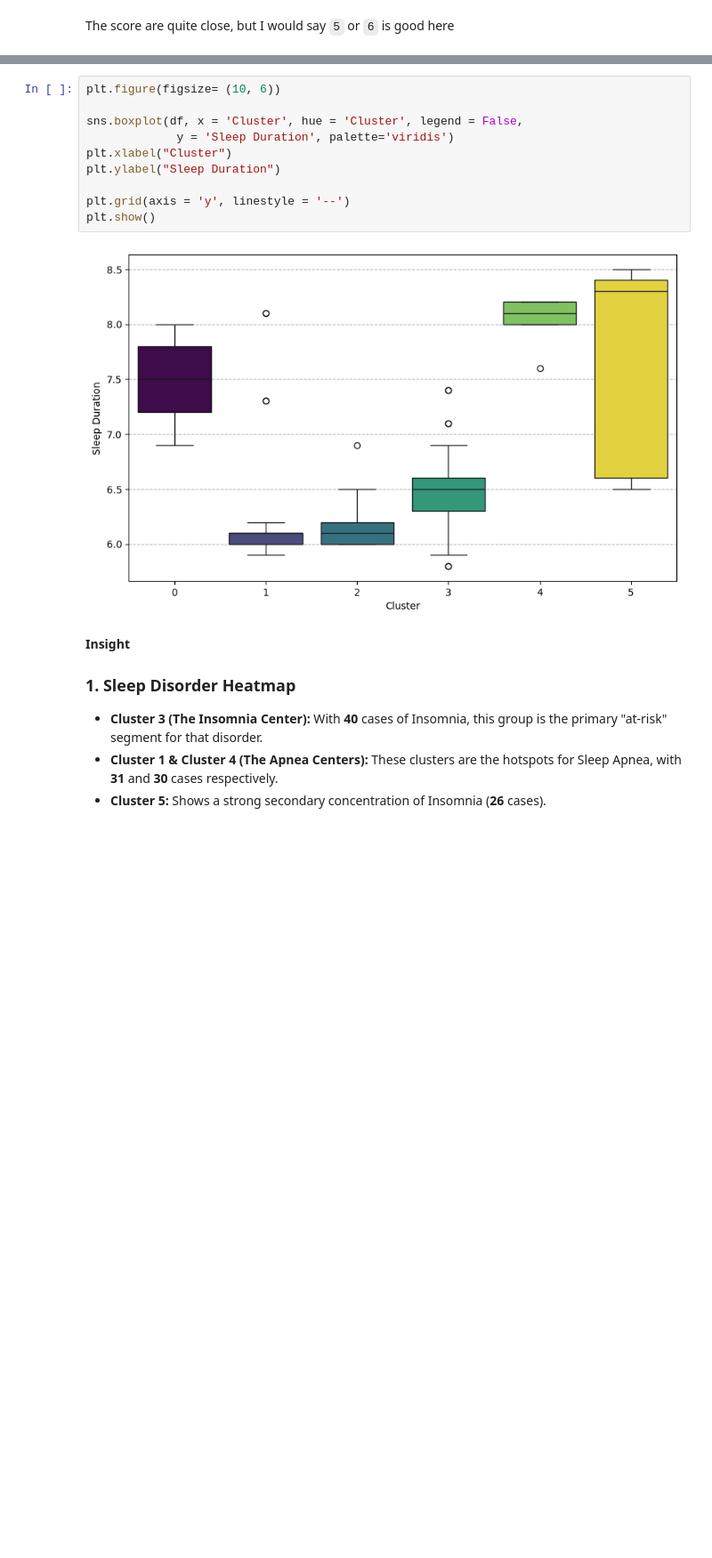
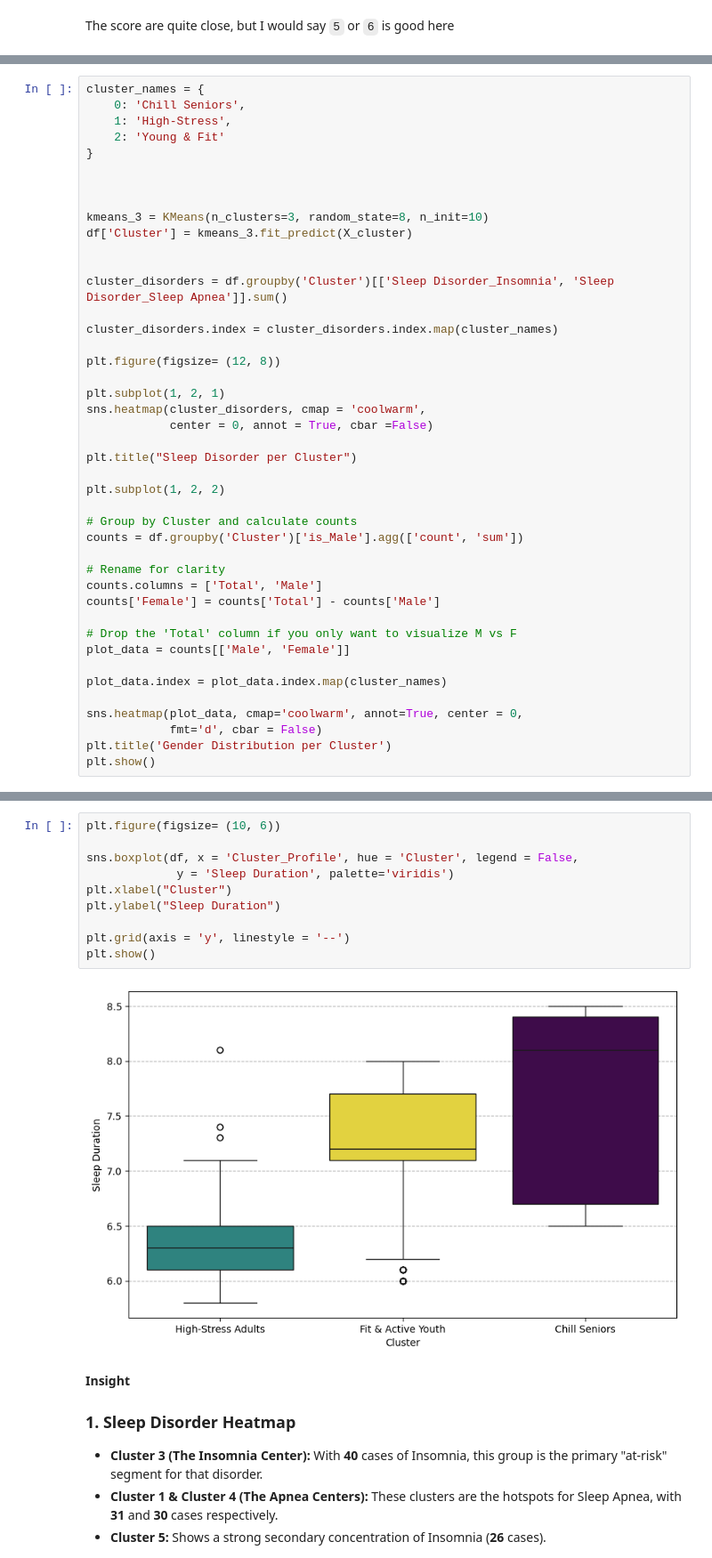
Before and after one commit to Doug-Vo/ML-Self-Project, a Jupyter notebook: Spring_2026/Sleep.ipynb, the cells around one changed output, grey strips where cells are left out. Shown at 89% size. Saved outputs shown, nothing was run; the diff lists cells and outputs as text; blank space fills up the shorter version.

```diff
--- a/Spring_2026/Sleep.ipynb
+++ b/Spring_2026/Sleep.ipynb
@@ -680,0 +865,43 @@ plt.show()
+# %%
+cluster_names = {
+    0: 'Chill Seniors',
+    1: 'High-Stress',
+    2: 'Young & Fit'
+}
+
+
+
+kmeans_3 = KMeans(n_clusters=3, random_state=8, n_init=10)
+df['Cluster'] = kmeans_3.fit_predict(X_cluster)
+
+
+cluster_disorders = df.groupby('Cluster')[['Sleep Disorder_Insomnia', 'Sleep Disorder_Sleep Apnea']].sum()
+
+cluster_disorders.index = cluster_disorders.index.map(cluster_names)
+
+plt.figure(figsize= (12, 8))
+
+plt.subplot(1, 2, 1)
+sns.heatmap(cluster_disorders, cmap = 'coolwarm',
+            center = 0, annot = True, cbar =False)
+
+plt.title("Sleep Disorder per Cluster")
+
+plt.subplot(1, 2, 2)
+
+# Group by Cluster and calculate counts
+counts = df.groupby('Cluster')['is_Male'].agg(['count', 'sum'])
+
+# Rename for clarity
+counts.columns = ['Total', 'Male']
+counts['Female'] = counts['Total'] - counts['Male']
+
+# Drop the 'Total' column if you only want to visualize M vs F
+plot_data = counts[['Male', 'Female']]
+
+plot_data.index = plot_data.index.map(cluster_names)
+
+sns.heatmap(plot_data, cmap='coolwarm', annot=True, center = 0,
+            fmt='d', cbar = False)
+plt.title('Gender Distribution per Cluster')
+plt.show()
@@ -681,15 +920,15 @@ plt.show()
 # %%
 plt.figure(figsize= (10, 6))
 
-sns.boxplot(df, x = 'Cluster', hue = 'Cluster', legend = False,
+sns.boxplot(df, x = 'Cluster_Profile', hue = 'Cluster', legend = False,
              y = 'Sleep Duration', palette='viridis')
 plt.xlabel("Cluster")
 plt.ylabel("Sleep Duration")
 
 plt.grid(axis = 'y', linestyle = '--')
 plt.show()
 # %% [output]
-[figure, old version]
+[figure, new version]
 # %% [markdown]
 **Insight**
 
```
Also changed, not shown: parts of 26 cells of this notebook, 1 other file.
